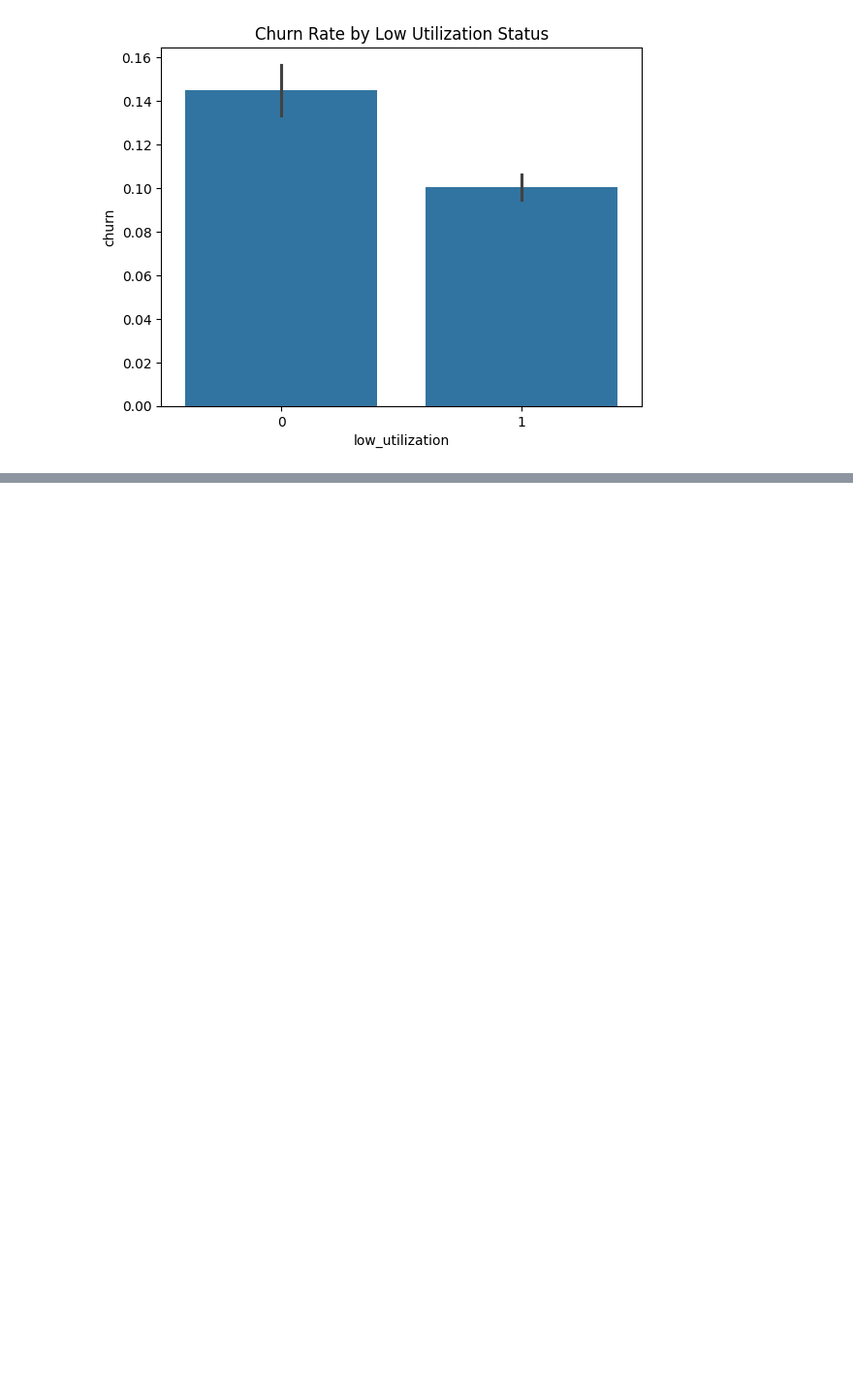
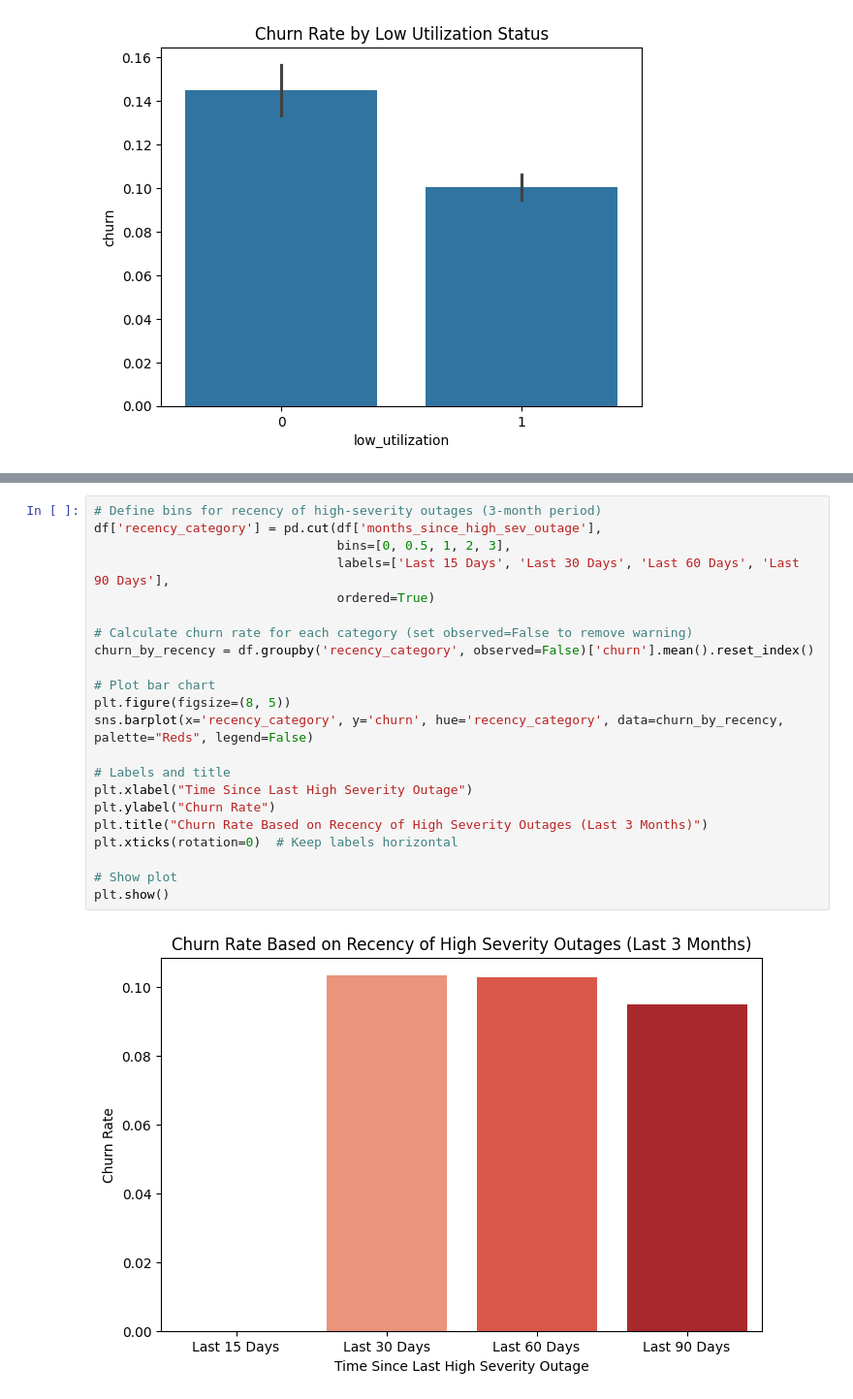
Before and after one commit to Jayasankari19/DS_mini, a Jupyter notebook: target_variable.ipynb, the cells around one changed output, grey strips where cells are left out. Shown: that part at 97% size. Saved outputs shown, nothing was run; the diff lists cells and outputs as text; blank space fills up the shorter version.

```diff
--- a/target_variable.ipynb
+++ b/target_variable.ipynb
@@ -257,0 +150,24 @@ NameError: name 'sm' is not defined
+# %%
+# Define bins for recency of high-severity outages (3-month period)
+df['recency_category'] = pd.cut(df['months_since_high_sev_outage'],
+                                bins=[0, 0.5, 1, 2, 3],
+                                labels=['Last 15 Days', 'Last 30 Days', 'Last 60 Days', 'Last 90 Days'],
+                                ordered=True)
+
+# Calculate churn rate for each category (set observed=False to remove warning)
+churn_by_recency = df.groupby('recency_category', observed=False)['churn'].mean().reset_index()
+
+# Plot bar chart
+plt.figure(figsize=(8, 5))
+sns.barplot(x='recency_category', y='churn', hue='recency_category', data=churn_by_recency, palette="Reds", legend=False)
+
+# Labels and title
+plt.xlabel("Time Since Last High Severity Outage")
+plt.ylabel("Churn Rate")
+plt.title("Churn Rate Based on Recency of High Severity Outages (Last 3 Months)")
+plt.xticks(rotation=0)  # Keep labels horizontal
+
+# Show plot
+plt.show()
+# %% [output]
+[figure, added]
```
Also changed, not shown: parts of 14 cells of this notebook.
